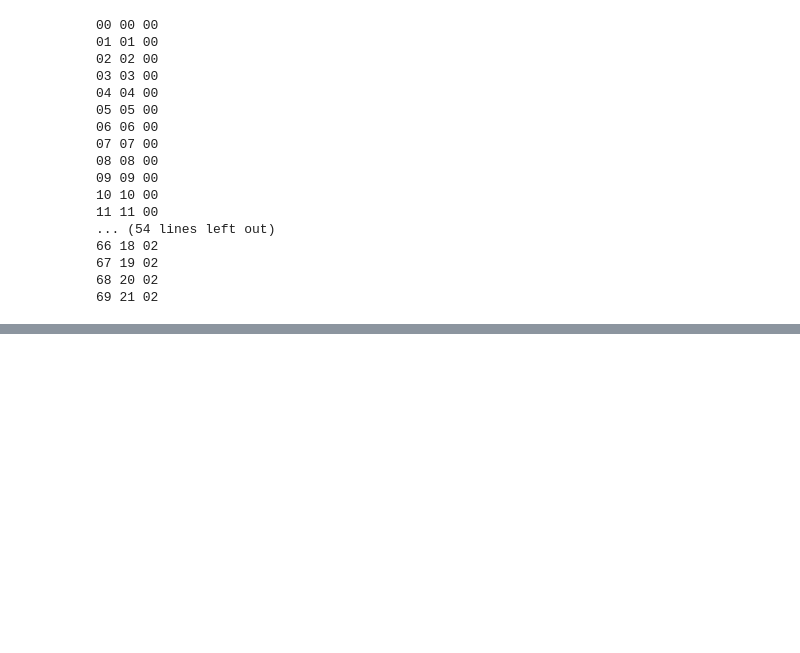
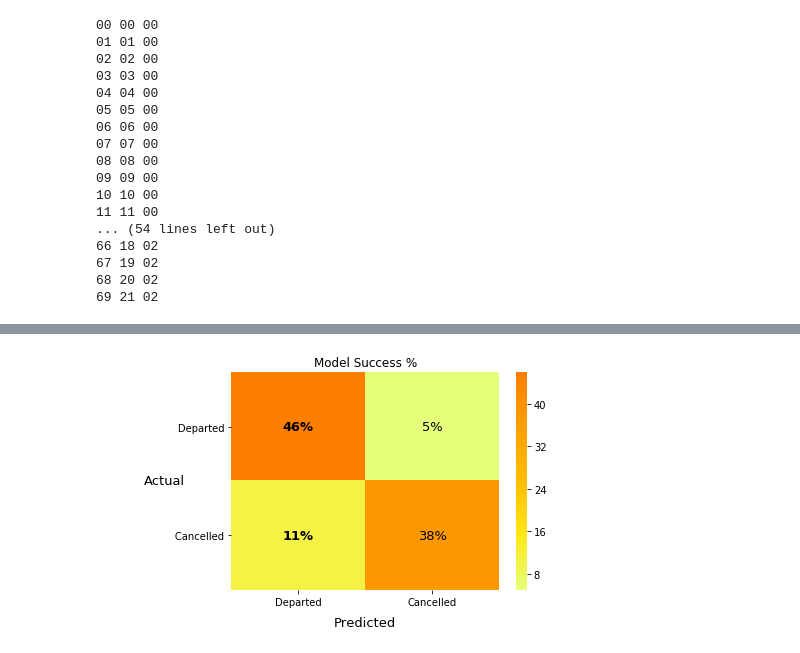
Before and after one commit to GPSBach/AirlineDelays, a Jupyter notebook: development/scratch.ipynb, the cells around one changed output, grey strips where cells are left out. Drawn from its saved outputs; the diff is of its cells as text; code cells hidden in the pictures; blank space fills up the shorter version.

```diff
--- a/development/scratch.ipynb
+++ b/development/scratch.ipynb
@@ -26,0 +28,24 @@ for i in range(70):
+# %%
+spaces = '                       '
+ax = plt.axes()
+
+data = [46,5,11,38]
+sns.heatmap([[data[0],data[1]],[data[2],data[3]]],xticklabels=['Departed','Cancelled'],yticklabels=[f'{spaces}Departed',f'{spaces}Cancelled'],ax=ax,cmap='Wistia')
+
+plt.text(-0.25, 0.5, 'Actual', horizontalalignment='center',
+     verticalalignment='center', fontsize=13, transform=ax.transAxes)
+plt.text(0.5, -0.15, 'Predicted', horizontalalignment='center',
+     verticalalignment='center', fontsize=13, transform=ax.transAxes)
+
+plt.text(0.25, 0.75, f'{data[0]}%', horizontalalignment='center',
+     verticalalignment='center', fontsize=13, transform=ax.transAxes, fontweight='bold')
+plt.text(0.75, 0.75, f'{data[1]}%', horizontalalignment='center',
+     verticalalignment='center', fontsize=13, transform=ax.transAxes)
+plt.text(0.25, 0.25, f'{data[2]}%', horizontalalignment='center',
+     verticalalignment='center', fontsize=13, transform=ax.transAxes, fontweight='bold')
+plt.text(0.75, 0.25, f'{data[3]}%', horizontalalignment='center',
+     verticalalignment='center', fontsize=13, transform=ax.transAxes)
+ax.set_title('Model Success %')
+plt.savefig('../plots/heat_actual_bold.pdf',bbox_inches='tight')
+# %% [output]
+[figure, added]
```
Also changed, not shown: parts of 2 cells of this notebook, 19 other files.
